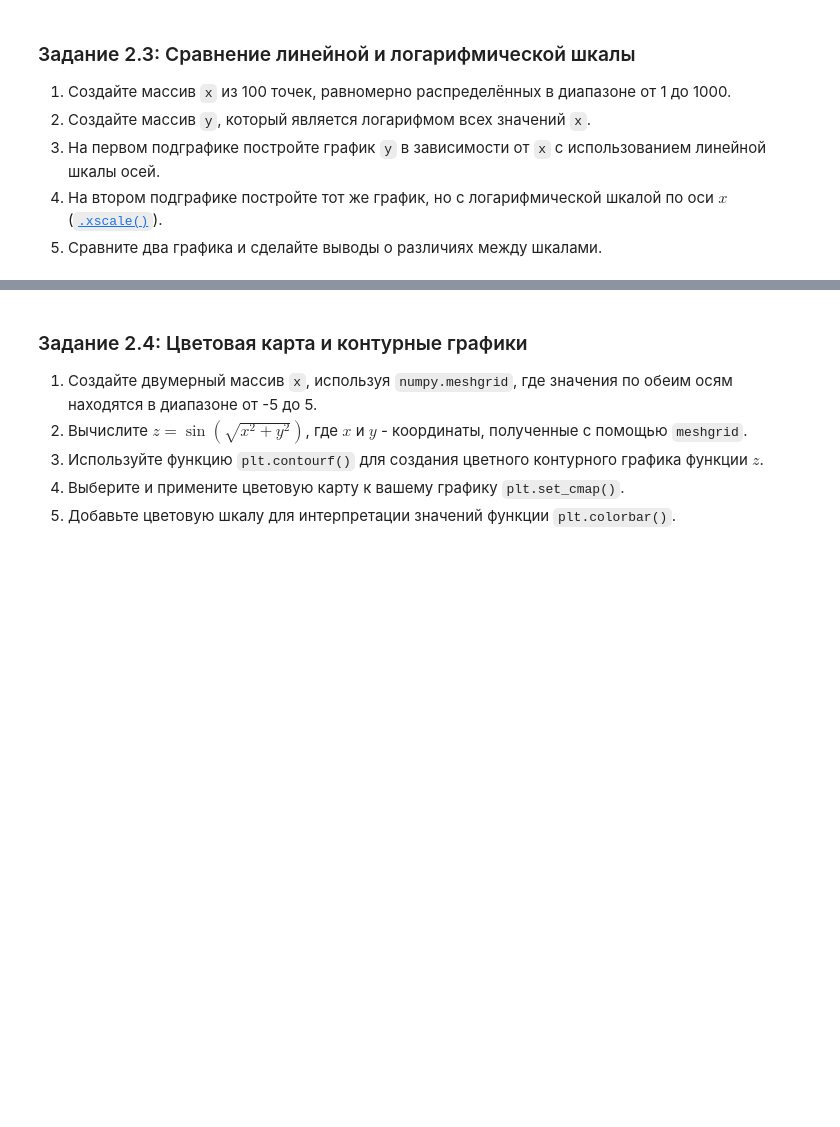
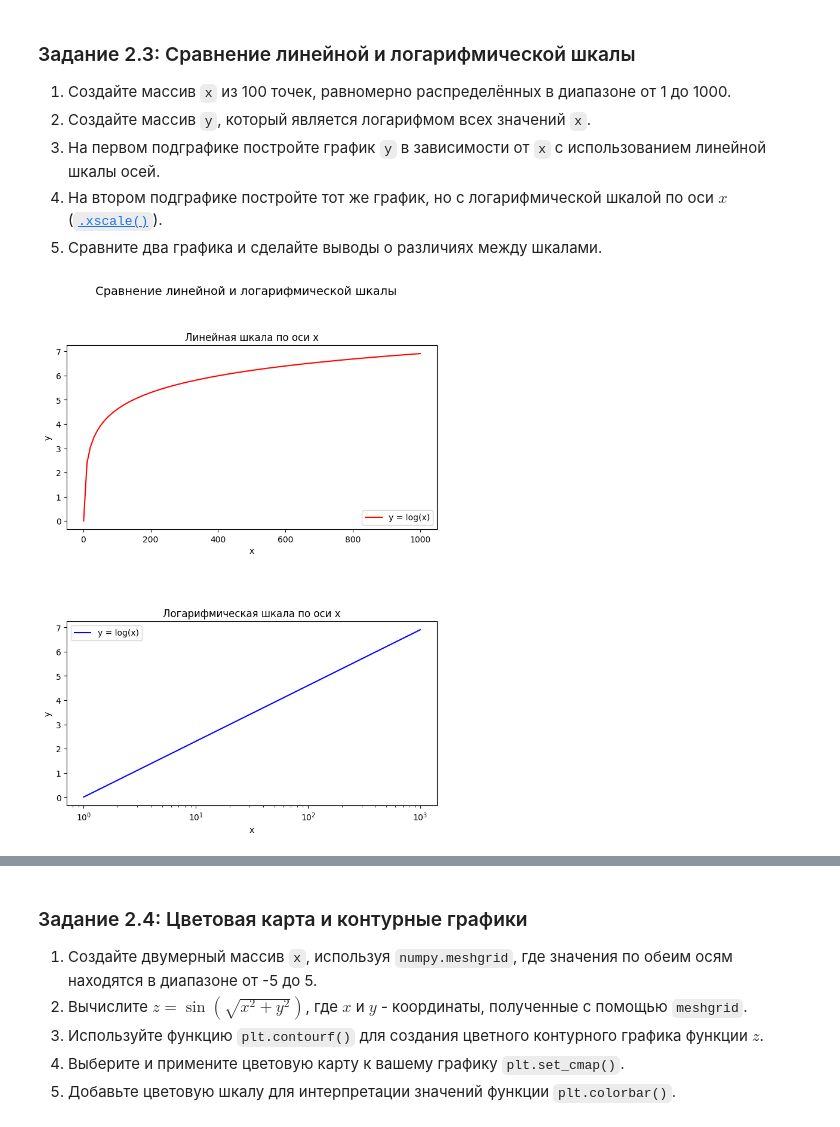
Before and after one commit to UnFarel/data_mining, a Jupyter notebook: 1. Введение/Practice/Практическая_работа_№2_Matplotlib_Plotly.ipynb, the cells around one changed output, grey strips where cells are left out. Cells and saved outputs as stored; diff of their text form; code cells hidden in the pictures; blank space fills up the shorter version.

```diff
--- a/1. Введение/Practice/Практическая_работа_№2_Matplotlib_Plotly.ipynb
+++ b/1. Введение/Practice/Практическая_работа_№2_Matplotlib_Plotly.ipynb
@@ -291,3 +341,34 @@ np.savetxt('data.txt', data, delimiter=' ')
+# %%
+import numpy as np
+import matplotlib.pyplot as plt
+
+x = np.linspace(1, 1000, 100)
+y = np.log(x)
+
+fig, (ax1, ax2) = plt.subplots(2, 1, figsize=(8, 10))
+
+fig.suptitle('Сравнение линейной и логарифмической шкалы', fontsize=14)
+
+### Первый подграфик: линейная шкала
+ax1.plot(x, y, color='red', label='y = log(x)')
+ax1.set_title('Линейная шкала по оси x')
+ax1.set_xlabel('x')
+ax1.set_ylabel('y')
+ax1.legend(loc='lower right')
+
+### Второй подграфик: логарифмическая шкала по x
+ax2.plot(x, y, color='blue', label='y = log(x)')
+ax2.set_title('Логарифмическая шкала по оси x')
+ax2.set_xlabel('x')
+ax2.set_ylabel('y')
+ax2.set_xscale('log')
+ax2.legend()
+
+plt.subplots_adjust(hspace=0.5)
+
+plt.show()
+# %% [output]
+[figure, added]
 # %% [markdown]
 ![image.png](embedded-picture-1)
 # %% [markdown]
```
Also changed, not shown: parts of 18 cells of this notebook, 1 other file.
